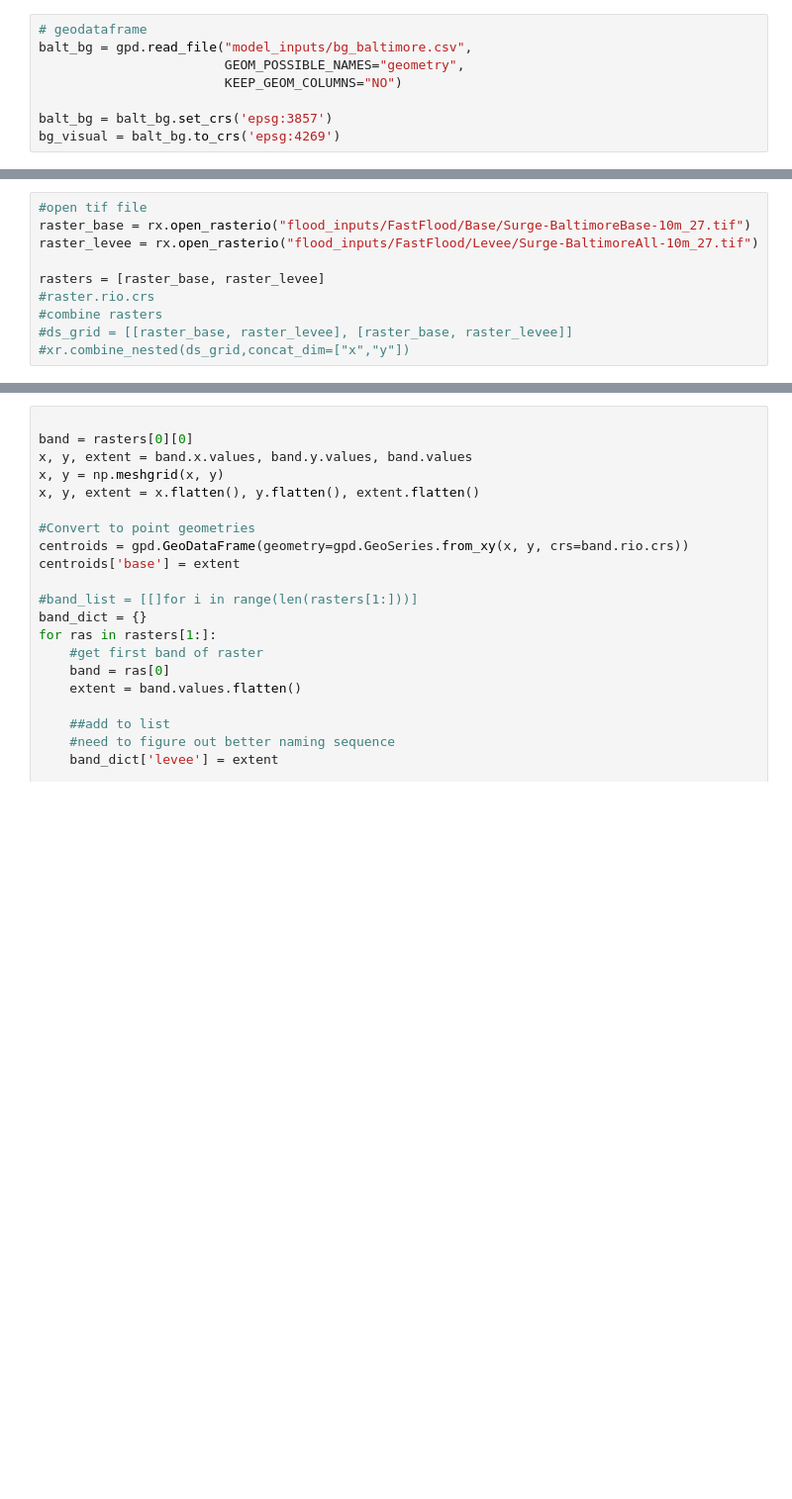
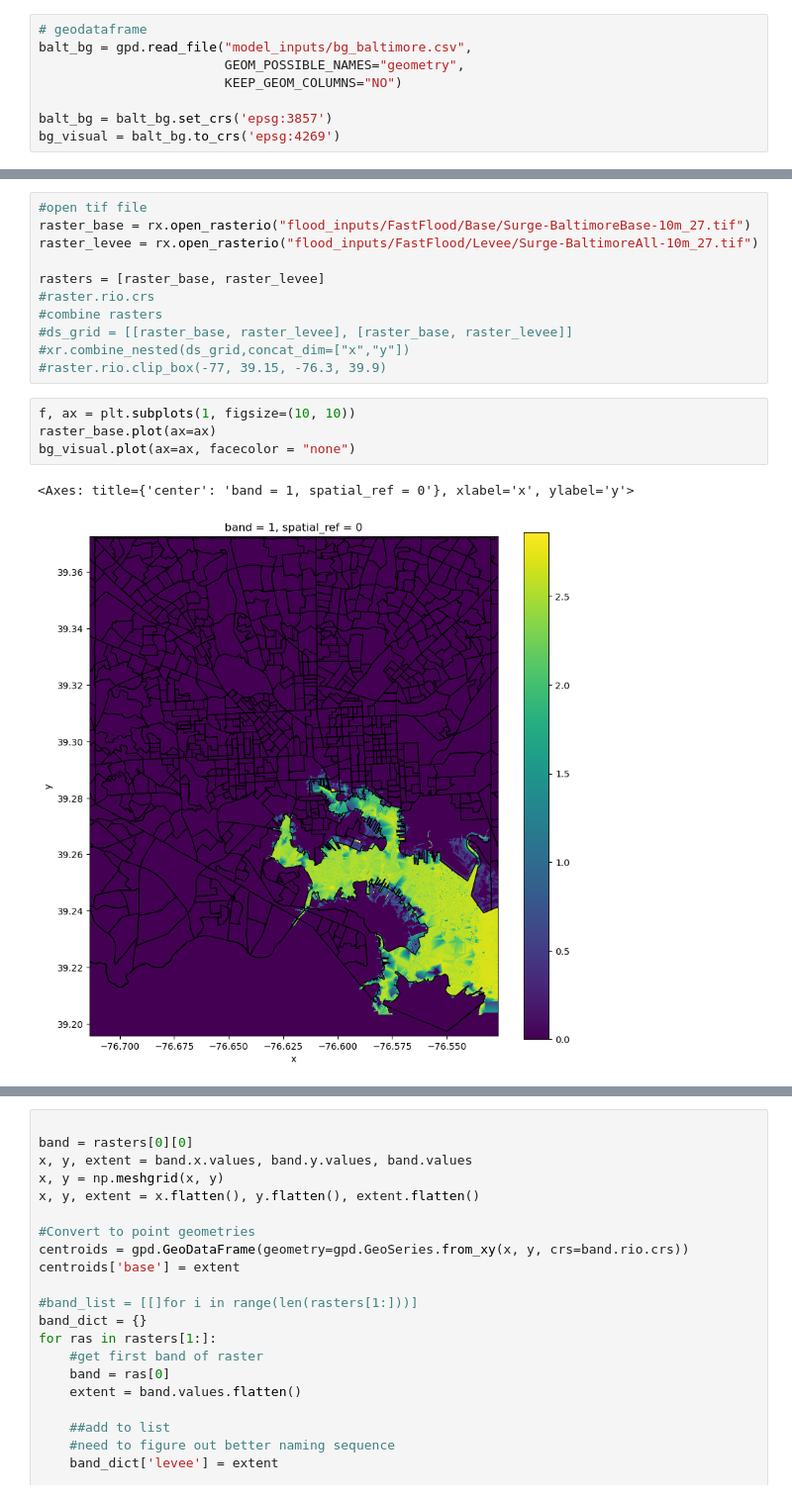
Before and after one commit to parinbhaduri/baltimore-data, a Jupyter notebook: flood_processing.ipynb, the cells around one changed output, grey strips where cells are left out. Shown at 99% size. Cells and saved outputs as stored; diff of their text form; blank space fills up the shorter version.

```diff
--- a/flood_processing.ipynb
+++ b/flood_processing.ipynb
@@ -31,6 +31,14 @@ rasters = [raster_base, raster_levee]
 #combine rasters
 #ds_grid = [[raster_base, raster_levee], [raster_base, raster_levee]]
 #xr.combine_nested(ds_grid,concat_dim=["x","y"])
+#raster.rio.clip_box(-77, 39.15, -76.3, 39.9)
+# %%
+f, ax = plt.subplots(1, figsize=(10, 10))
+raster_base.plot(ax=ax)
+bg_visual.plot(ax=ax, facecolor = "none")
+# %% [output]
+<Axes: title={'center': 'band = 1, spatial_ref = 0'}, xlabel='x', ylabel='y'>
+[figure, added]
 # %%
 
 f, ax = plt.subplots(1, figsize=(10, 10))
```
Also changed, not shown: parts of 2 cells of this notebook, 5 other files.
